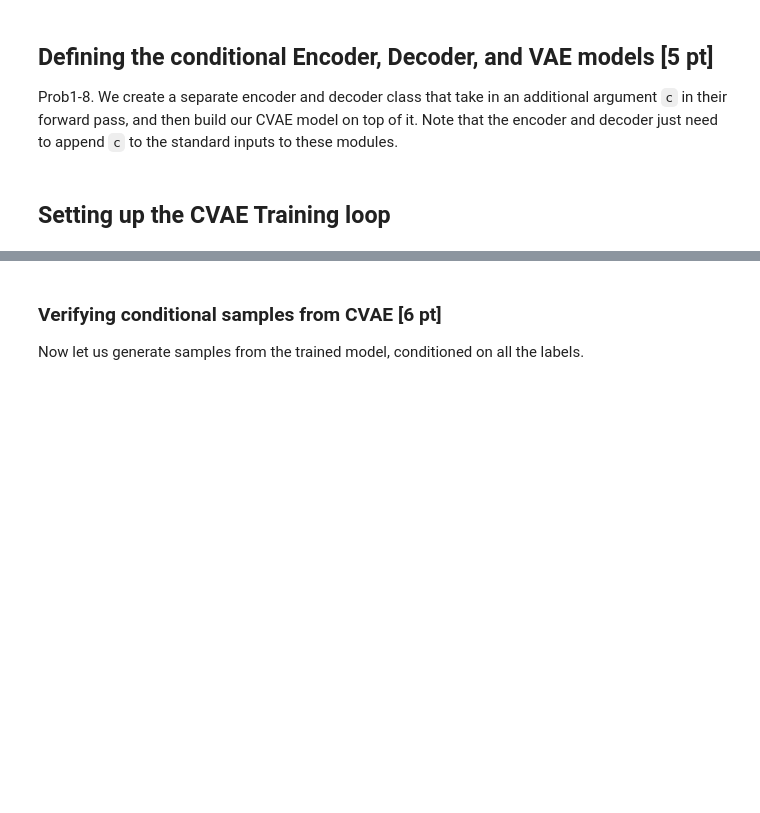
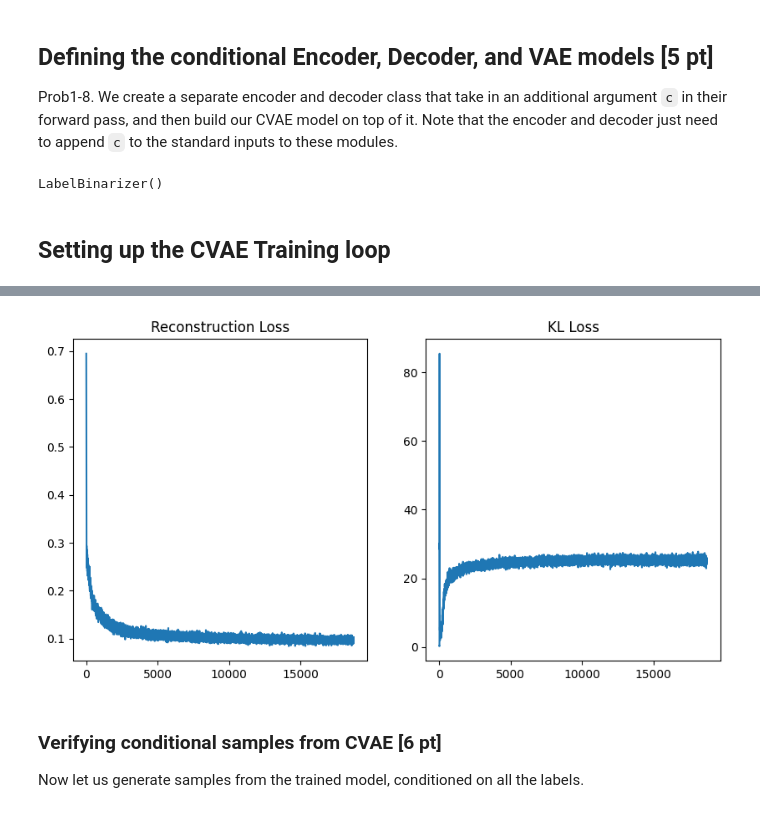
Before and after one commit to ReLRail/csci566-assignment2, a Jupyter notebook: Problem1_VAE_v0.ipynb, the cells around one changed output, grey strips where cells are left out. Saved outputs shown, nothing was run; the diff lists cells and outputs as text; code cells hidden in the pictures; blank space fills up the shorter version.

```diff
--- a/Problem1_VAE_v0.ipynb
+++ b/Problem1_VAE_v0.ipynb
@@ -877,6 +962,12 @@ Now we will try to create a [Conditional VAE](https://proceedings.neurips.cc/pap
 ## Defining the conditional Encoder, Decoder, and VAE models [5 pt]
 
 Prob1-8. We create a separate encoder and decoder class that take in an additional argument `c` in their forward pass, and then build our CVAE model on top of it. Note that the encoder and decoder just need to append `c` to the standard inputs to these modules.
+# %%
+from sklearn import preprocessing
+lb = preprocessing.LabelBinarizer()
+lb.fit(range(10))
+# %% [output]
+LabelBinarizer()
 # %%
 def idx2onehot(idx, n):
     """Converts a batch of indices to a one-hot representation."""
@@ -908,6 +999,12 @@ class CVAEEncoder(nn.Module):
     # HINT: Verify the shapes of intermediate layers by running partial networks   #
     #        (with the next notebook cell) and visualizing the output shapes.      #
     ################################################################################
+    self.net = nn.Sequential(
+      nn.Linear(self.input_size, 256),
+      nn.ReLU(),
+      nn.Linear(256, 64),
+      nn.ReLU(),
+      nn.Linear(64, nz))
 
     ################################ END TODO ######################################
 
@@ -916,7 +1013,7 @@ class CVAEEncoder(nn.Module):
     # If using conditional VAE, concatenate x and a onehot version of c to create  #
     # the full input. Use function idx2onehot above.                               #
     ################################################################################
-
+    x = torch.cat((x, idx2onehot(c, self.num_labels)), dim=1)
     ################################################################################
     return self.net(x)
 
@@ -938,6 +1035,13 @@ class CVAEDecoder(nn.Module):
     # - ReLU                                                                       #
     # - 256 -> output_size                                                         #
     ################################################################################
+    self.net = nn.Sequential(
+      nn.Linear(nz, 64),
+      nn.ReLU(),
+      nn.Linear(64, 256),
+      nn.ReLU(),
+      nn.Linear(256, self.output_size),
+      nn.Sigmoid())
 
     ################################ END TODO #######################################
 
@@ -946,7 +1050,7 @@ class CVAEDecoder(nn.Module):
     # If using conditional VAE, concatenate z and a onehot version of c to create  #
     # the full embedding. Use function idx2onehot above.                           #
     ################################################################################
-
+    z = torch.cat((z, idx2onehot(c, self.num_labels)), dim=1)
     ################################ END TODO #######################################
 
     return self.net(z).reshape(-1, 1, self.output_size)
@@ -990,7 +1094,13 @@ class CVAE(nn.Module):
         # HINT: Make sure to compute the KL divergence in the correct order since it is    #
         #       not symmetric!!  ie. KL(p, q) != KL(q, p)                                  #
         ####################################################################################
+        criterion = nn.BCELoss()
+        rec_loss = criterion(outputs['rec'].reshape([batch_size, in_size]), x)
 
+        mu1 = outputs['q'][:,:nz]
+        log_sigma1 = outputs['q'][:,nz:]
+        #kl_loss = -0.5 * torch.sum(1 + log_sigma1 - mu1.pow(2) - log_sigma1.exp())
+        kl_loss = kl_divergence(mu1,log_sigma1,torch.zeros_like(mu1).to(device),torch.zeros_like(log_sigma1).to(device)).sum(dim = 1).mean(dim=0)
         #################################### END TODO ######################################
 
         # return weighted objective
@@ -1007,6 +1117,12 @@ class CVAE(nn.Module):
         #       the reconstruction.                                                        #
         ####################################################################################
 
+        q = self.encoder(x.reshape([1, in_size]))
+        mean, log_sigma = q[:,:nz], q[:, nz:]
+        z = self.reparameterization(mean, log_sigma)
+        reconstruction = self.decoder(z)
+        image = reconstruction.reshape(-1, 28, 28)
+
         #################################### END TODO ######################################
         return image
 # %% [markdown]
@@ -1019,8 +1135,8 @@ nz = 32
 # Tune the beta parameter to obtain good training results. However, for the    #
 # initial experiments leave beta = 0 in order to verify our implementation.        #
 ####################################################################################
-epochs = 5 # works with fewer epochs than AE, VAE. we only test conditional samples.
-beta = 0
+epochs = 20 # works with fewer epochs than AE, VAE. we only test conditional samples.
+beta = 6e-4
 #################################### END TODO ######################################
 
 # build CVAE model
@@ -1033,7 +1149,7 @@ cvae_model = cvae_model.train()   # set model in train mode (eg batchnorm params
 # Build the optimizer for the cvae_model. We will again use the Adam optimizer with #
 # the given learning rate and otherwise default parameters.                        #
 ####################################################################################
-# same as AE
+opt = torch.optim.Adam(cvae_model.parameters(), lr = learning_rate)
 #################################### END TODO ######################################
 
 train_it = 0
@@ -1053,7 +1169,14 @@ for ep in range(epochs):
   #       training loss. It outputs the total training loss and a dict containing    #
   #       the breakdown of reconstruction and KL loss.                               #
   ####################################################################################
-  for ...:
+  for sample_img, sample_label in mnist_data_loader:
+
+    img = sample_img.reshape([batch_size, in_size]).to(device)
+    preds = cvae_model(img, c=sample_label.to(device))
+    total_loss, losses = vae_model.loss(img, preds)
+    opt.zero_grad()
+    total_loss.backward()
+    opt.step()
 
     rec_loss.append(losses['rec_loss']); kl_loss.append(losses['kl_loss'])
     if train_it % 100 == 0:
@@ -1076,3 +1199,4 @@ ax2 = plt.subplot(122)
 ax2.plot(kl_loss_plotdata)
 ax2.title.set_text("KL Loss")
 plt.show()
+# %% [output]
@@ -1079,3 +1220,4 @@ plt.show()
+[figure, added]
 # %% [markdown]
 ### Verifying conditional samples from CVAE [6 pt]
 Now let us generate samples from the trained model, conditioned on all the labels.
```
Also changed, not shown: parts of 20 cells of this notebook, 3 other files.
